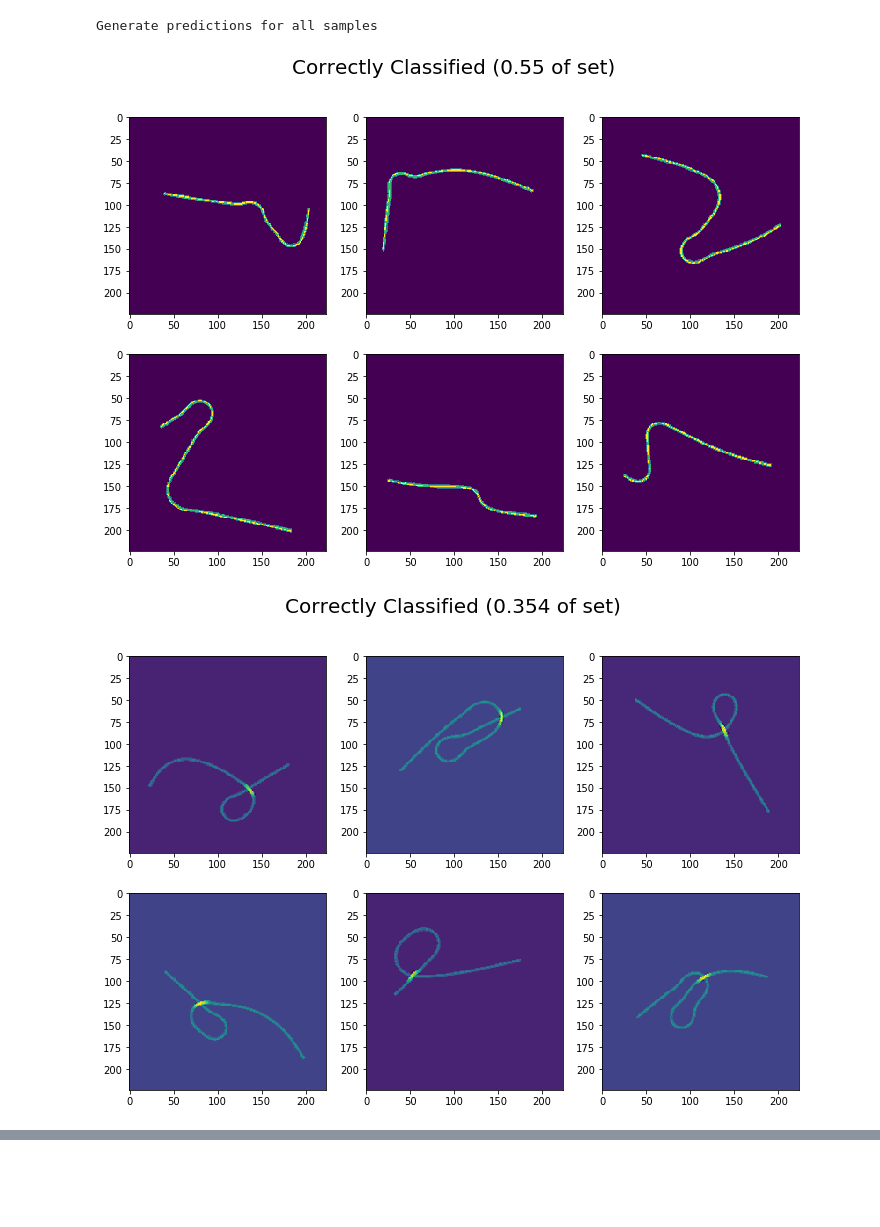
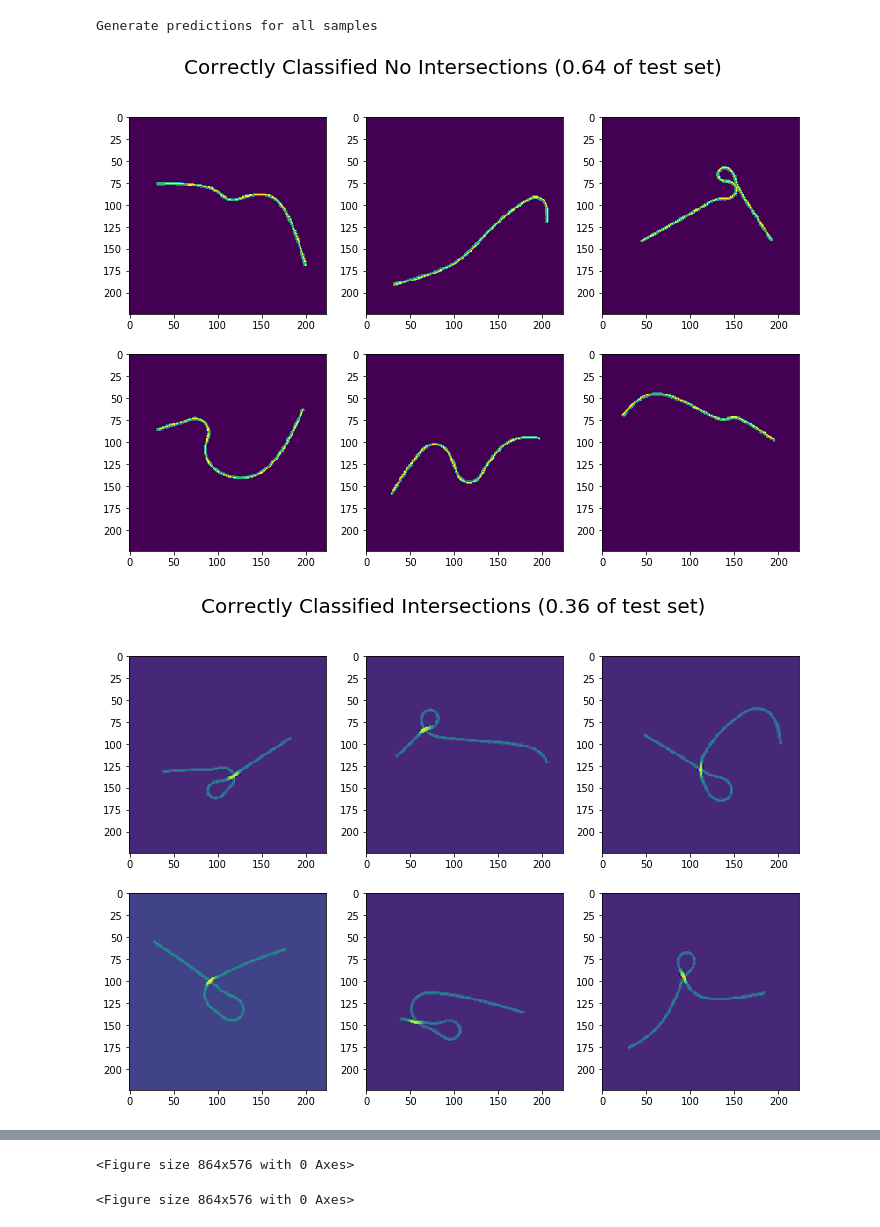
Before and after one commit to myyan92/TF_cloth2d, a Jupyter notebook: temporal/test-vgg.ipynb, the cells around one changed output, grey strips where cells are left out. Drawn from its saved outputs; the diff is of its cells as text; code cells hidden in the pictures; blank space fills up the shorter version.

```diff
--- a/temporal/test-vgg.ipynb
+++ b/temporal/test-vgg.ipynb
@@ -299,7 +297,7 @@ tf.Tensor(
 model = VGG16('vgg16_weights.npz', 2)
 
 model.compile(#optimizer=tf.keras.optimizers.SGD(lr=0.0001, momentum=0.9, decay=0.0, nesterov=True),
-              optimizer=tf.keras.optimizers.Adam(lr=0.00001),
+              optimizer=tf.keras.optimizers.Adam(lr=0.0001),
               loss=tf.keras.losses.BinaryCrossentropy(from_logits=True),
               metrics=[tf.keras.metrics.binary_crossentropy, tf.keras.metrics.categorical_accuracy])
 
@@ -317,7 +315,7 @@ tb_callback = tf.keras.callbacks.TensorBoard(log_dir='./Graph', histogram_freq=0
 history = model.fit(
                     train,
                     steps_per_epoch=9000//BATCH_SIZE,
-                    epochs=15,
+                    epochs=6,
                     verbose=1,
                     validation_data=val,
                     validation_steps=5,
@@ -376,27 +377,29 @@ for sample in test:
 # %% [output]
 Generate predictions for all samples
 # %%
+import random
+
 def plot_random_preds(preds, w, h, title, total):
     if len(preds) >= w * h:
         samples = random.sample(preds, w*h)
     else:
         samples = preds
 
     fig = plt.figure(figsize=(4 * w, 4 * h))
-    fig.suptitle(title + ' ({} of set)'.format(len(preds)/total), fontsize=20)
+    fig.suptitle(title + ' ({} of test set)'.format(len(preds)/total), fontsize=20)
     for i, sample in enumerate(samples):
         fig.add_subplot(h, w, i+1)
 #         print(sample.numpy().shape)
         plt.imshow(sample.numpy()[0, :, :, 0]/256)
 
 
 # print(len(correct_no_intersection))
 total = len(correct_no_intersection) + len(correct_yes_intersection) + len(incorrect_no_intersection) + len(incorrect_yes_intersection)
-plot_random_preds(correct_no_intersection, 3, 2, 'Correctly Classified', total)
-plot_random_preds(correct_yes_intersection, 3, 2, 'Correctly Classified', total)
-plot_random_preds(incorrect_no_intersection, 3, 2, 'Incorrectly Classified', total)
-plot_random_preds(incorrect_yes_intersection, 3, 2, 'Incorrectly Classified', total)
+plot_random_preds(correct_no_intersection, 3, 2, 'Correctly Classified No Intersections', total)
+plot_random_preds(correct_yes_intersection, 3, 2, 'Correctly Classified Intersections', total)
+plot_random_preds(incorrect_no_intersection, 3, 2, 'Incorrectly Classified No Intersections', total)
+plot_random_preds(incorrect_yes_intersection, 3, 2, 'Incorrectly Classified Intersections', total)
 # print(len(correct_no_intersection))
 # %% [output]
-[figure, old version]
+[figure, new version]
-[figure, old version]
+[figure, new version]
@@ -404,0 +406,2 @@ plot_random_preds(incorrect_yes_intersection, 3, 2, 'Incorrectly Classified', to
+<Figure size 864x576 with 0 Axes>
+<Figure size 864x576 with 0 Axes>
```
Also changed, not shown: parts of 4 cells of this notebook.
